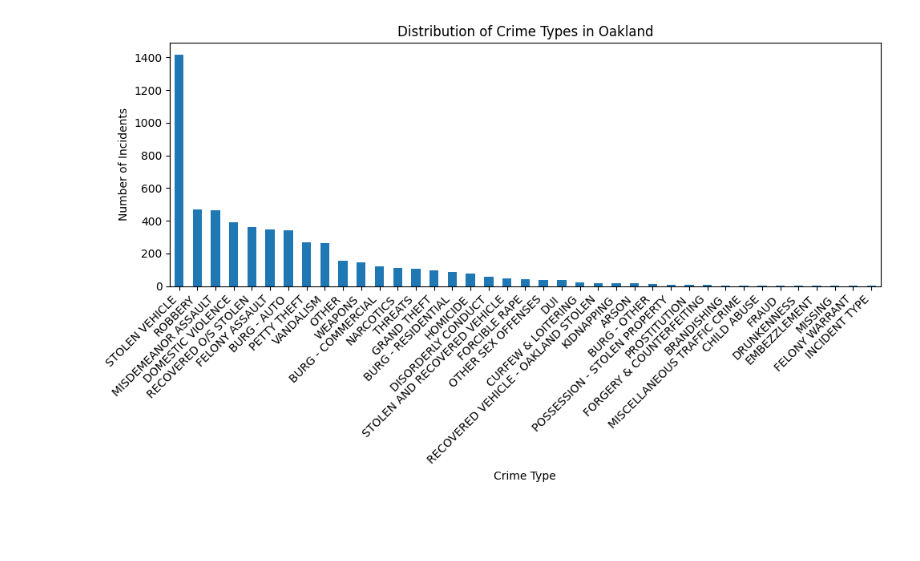
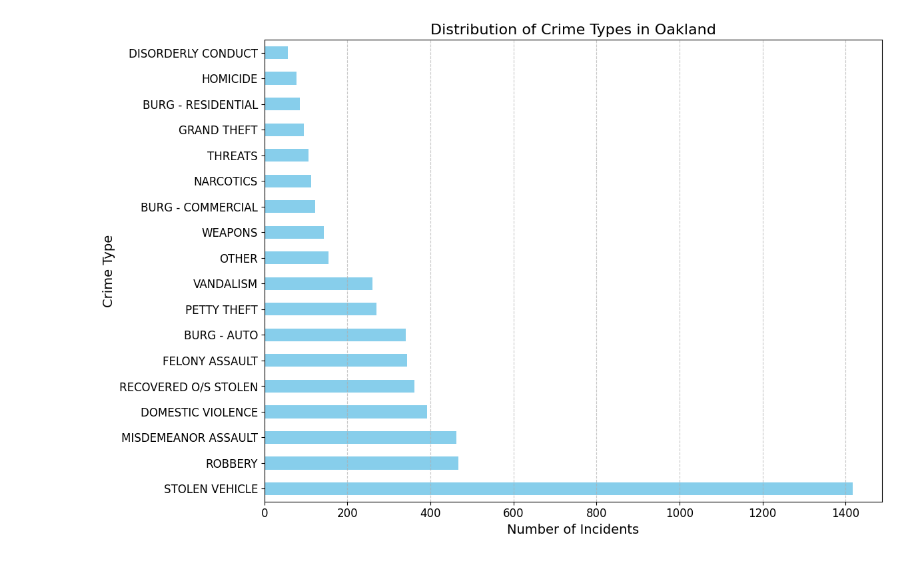
Before and after one commit to YourFavoritePoser/HackTheHood, a Jupyter notebook: projects/async-grey-robert-final-project/notebooks/final_project.ipynb, the cells around one changed output. Saved outputs shown, nothing was run; the diff lists cells and outputs as text; code cells hidden in the pictures; blank space fills up the shorter version.

Commit message:
cleaned up question 1 visualization

```diff
--- a/projects/async-grey-robert-final-project/notebooks/final_project.ipynb
+++ b/projects/async-grey-robert-final-project/notebooks/final_project.ipynb
@@ -9,15 +9,18 @@ df_cleaned = pd.read_csv(data_path)
 # %%
 crime_type_distribution = df_cleaned["CRIMETYPE"].value_counts()
 
+min_incidents = 50
+filtered_crime_type_distribution = crime_type_distribution[crime_type_distribution >= min_incidents]
+
 plt.figure(figsize=(12, 8))
-crime_type_distribution.plot(kind='barh', color='skyblue')
+filtered_crime_type_distribution.plot(kind='barh', color='skyblue')
 plt.title('Distribution of Crime Types in Oakland', fontsize=16)
 plt.xlabel('Number of Incidents', fontsize=14)
 plt.ylabel('Crime Type', fontsize=14)
 plt.xticks(fontsize=12)
 plt.yticks(fontsize=12)
 plt.grid(axis='x', linestyle='--', alpha=0.7)
 plt.tight_layout()
 plt.show()
 # %% [output]
-[figure, old version]
+[figure, new version]
```
Also changed, not shown: 1 other file.
